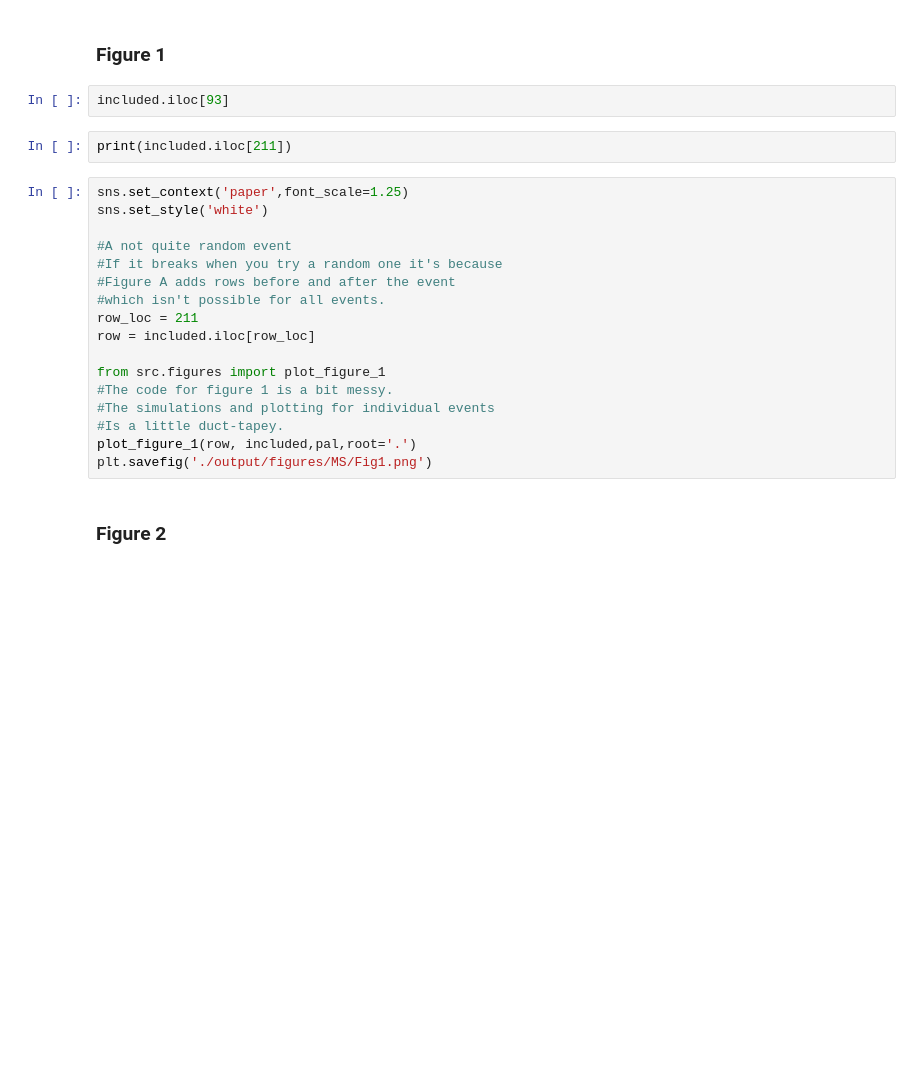
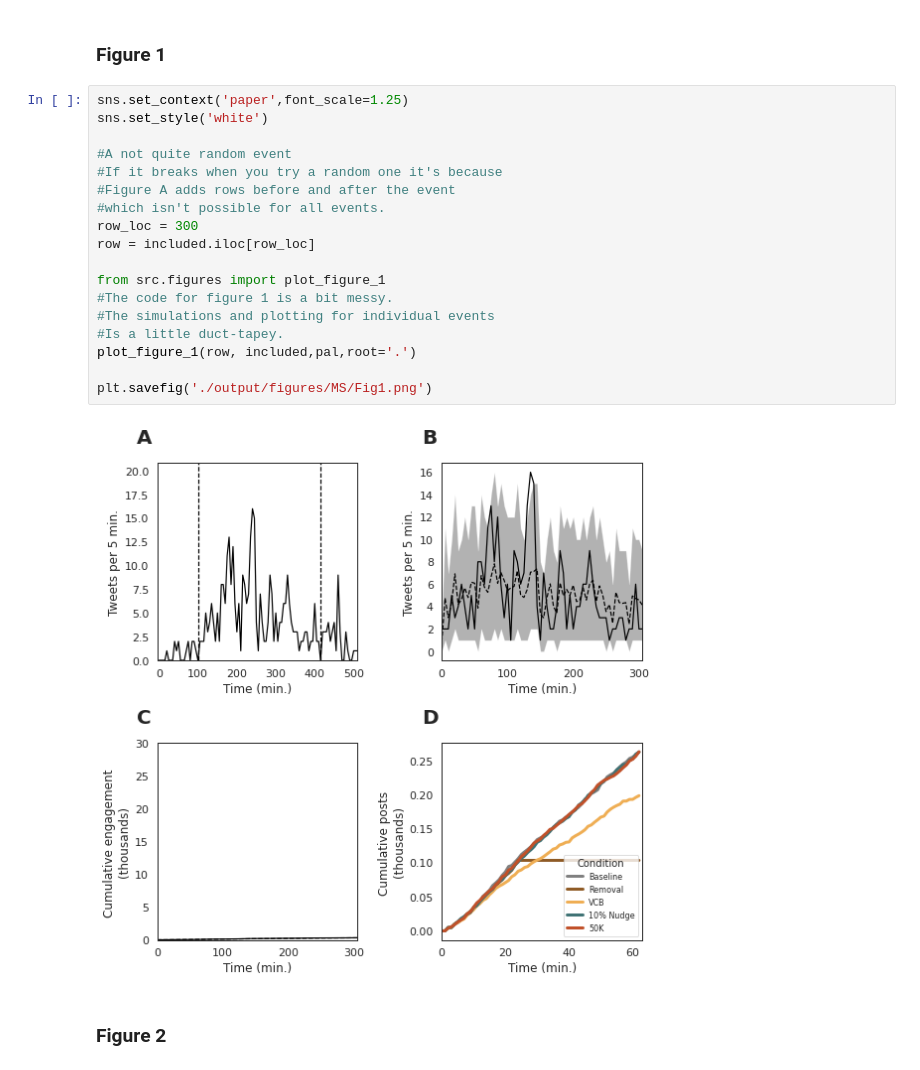
Before and after one commit to josephbb/CommunityNotesSim, a Jupyter notebook: Analysis.ipynb, the cells around one changed output. Cells and saved outputs as stored; diff of their text form; blank space fills up the shorter version.

```diff
--- a/Analysis.ipynb
+++ b/Analysis.ipynb
@@ -769,26 +610,25 @@ plt.savefig('./output/figures/SI/SimulationValidation.png',dpi=750,transparent=F
 <h2>Figures and Tables</h2>
 # %% [markdown]
 <h3>Figure 1</h3>
-# %%
-included.iloc[93]
-# %%
-print(included.iloc[211])
 # %%
 sns.set_context('paper',font_scale=1.25)
 sns.set_style('white')
 
 #A not quite random event
 #If it breaks when you try a random one it's because
 #Figure A adds rows before and after the event
 #which isn't possible for all events.
-row_loc = 211
+row_loc = 300
 row = included.iloc[row_loc]
 
 from src.figures import plot_figure_1
 #The code for figure 1 is a bit messy.
 #The simulations and plotting for individual events
 #Is a little duct-tapey.
 plot_figure_1(row, included,pal,root='.')
+
 plt.savefig('./output/figures/MS/Fig1.png')
+# %% [output]
+[figure, added]
 # %% [markdown]
 <h3>Figure 2</h3>
```
Also changed, not shown: parts of 55 cells of this notebook, 13 other files.
